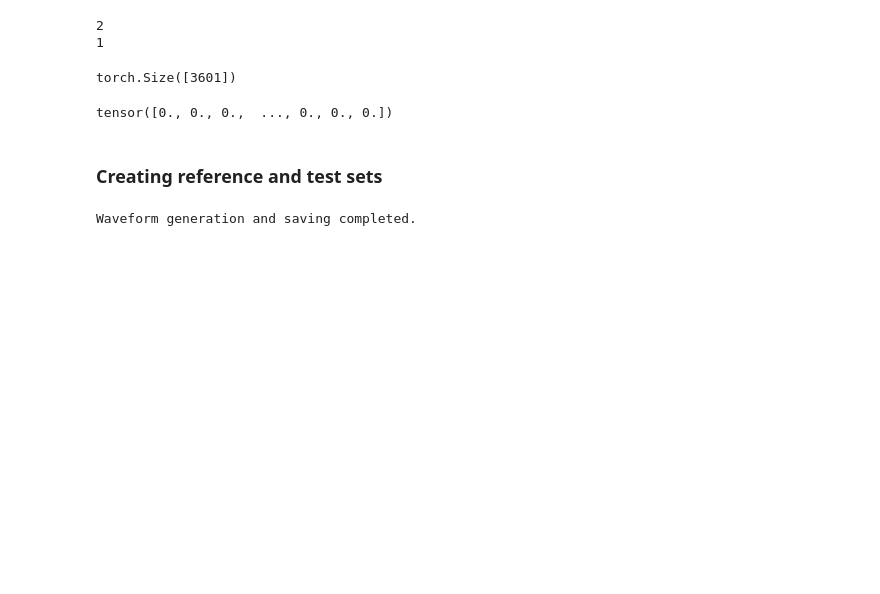
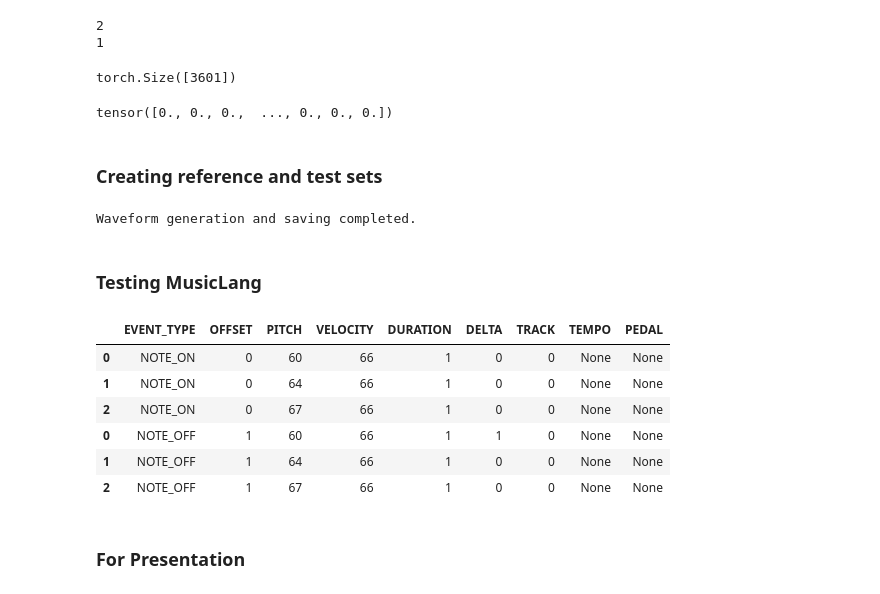
Before and after one commit to timohromadka/gen_music, a Jupyter notebook: testing.ipynb, the cells around one changed output. Cells and saved outputs as stored; diff of their text form; code cells hidden in the pictures; blank space fills up the shorter version.

```diff
--- a/testing.ipynb
+++ b/testing.ipynb
@@ -250,3 +267,21 @@ for i in range(10):
 print("Waveform generation and saving completed.")
 # %% [output]
 Waveform generation and saving completed.
+# %% [markdown]
+### Testing MusicLang
+# %%
+from musiclang.library import *
+
+# Write a C major chord (First degree of C major scale)
+score = (I % I.M)(piano=[s0, s2, s4])
+
+# Store it to midi
+score.to_midi('c_major.mid')
+# %% [output]
+|  | EVENT_TYPE | OFFSET | PITCH | VELOCITY | DURATION | DELTA | TRACK | TEMPO | PEDAL |
+| 0 | NOTE_ON | 0 | 60 | 66 | 1 | 0 | 0 | None | None |
+| 1 | NOTE_ON | 0 | 64 | 66 | 1 | 0 | 0 | None | None |
+| 2 | NOTE_ON | 0 | 67 | 66 | 1 | 0 | 0 | None | None |
+| 0 | NOTE_OFF | 1 | 60 | 66 | 1 | 1 | 0 | None | None |
+| 1 | NOTE_OFF | 1 | 64 | 66 | 1 | 0 | 0 | None | None |
+| 2 | NOTE_OFF | 1 | 67 | 66 | 1 | 0 | 0 | None | None |
@@ -252,0 +312,2 @@ Waveform generation and saving completed.
+# %% [markdown]
+### For Presentation
```
Also changed, not shown: parts of 11 cells of this notebook.
